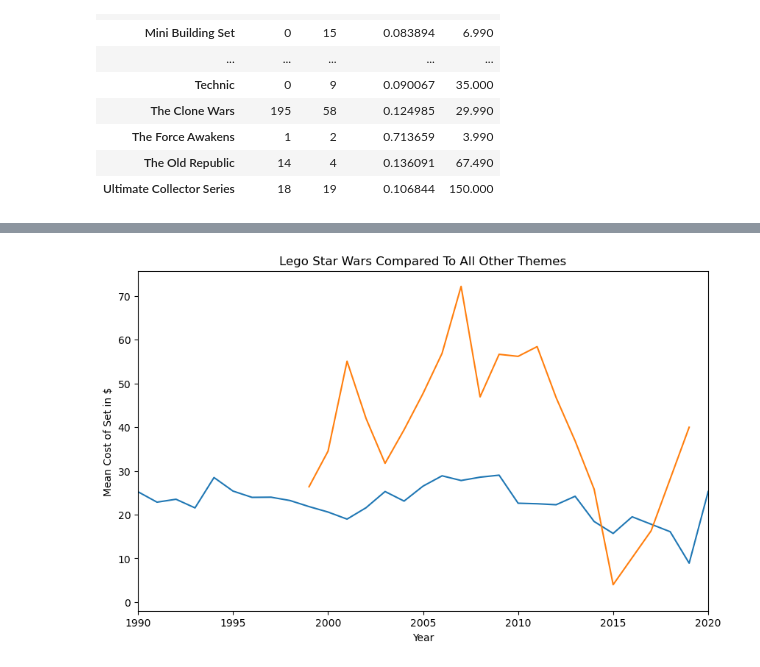
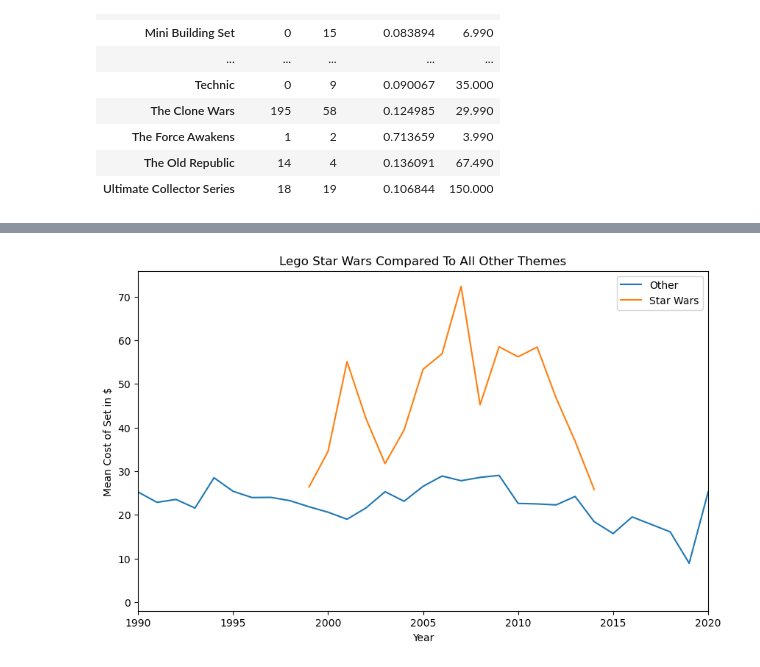
Before and after one commit to Domgraz/Lego_EDA, a Jupyter notebook: Lego_eda.ipynb, the cells around one changed output, grey strips where cells are left out. Cells and saved outputs as stored; diff of their text form; code cells hidden in the pictures.

```diff
--- a/Lego_eda.ipynb
+++ b/Lego_eda.ipynb
@@ -167,3 +190,7 @@ table
+# %%
+#sw_df = sw_df.drop(sw_df[sw_df['Subtheme'] == 'Promotional'].index)
+
+sw_df = sw_df[(sw_df['Subtheme'] != 'Promotional') & (sw_df['Subtheme'] != 'Gear') & (sw_df['Subtheme'] != 'Rogue One') & (sw_df['Subtheme'] != 'The Force Awakens')]
 # %%
 table = pd.pivot_table(sw_df, index = ['Year'], aggfunc = {'Minifigs':'sum', 'Prices':'median', 'Price_Per_Piece':'mean', 'Name':'count'},fill_value= 0)
 table
@@ -243,11 +271,12 @@ sw = sw_df.groupby('Year')['Prices'].mean()
 # %%
 plt.figure(figsize = (10,6))
 non_sw.plot()
 sw.plot()
 
 plt.xlim(1990,2020)
 plt.ylabel('Mean Cost of Set in $')
 plt.title('Lego Star Wars Compared To All Other Themes')
+plt.legend(['Other', 'Star Wars'])
 plt.show()
 # %% [output]
-[figure, old version]
+[figure, new version]
```
Also changed, not shown: parts of 12 cells of this notebook.
